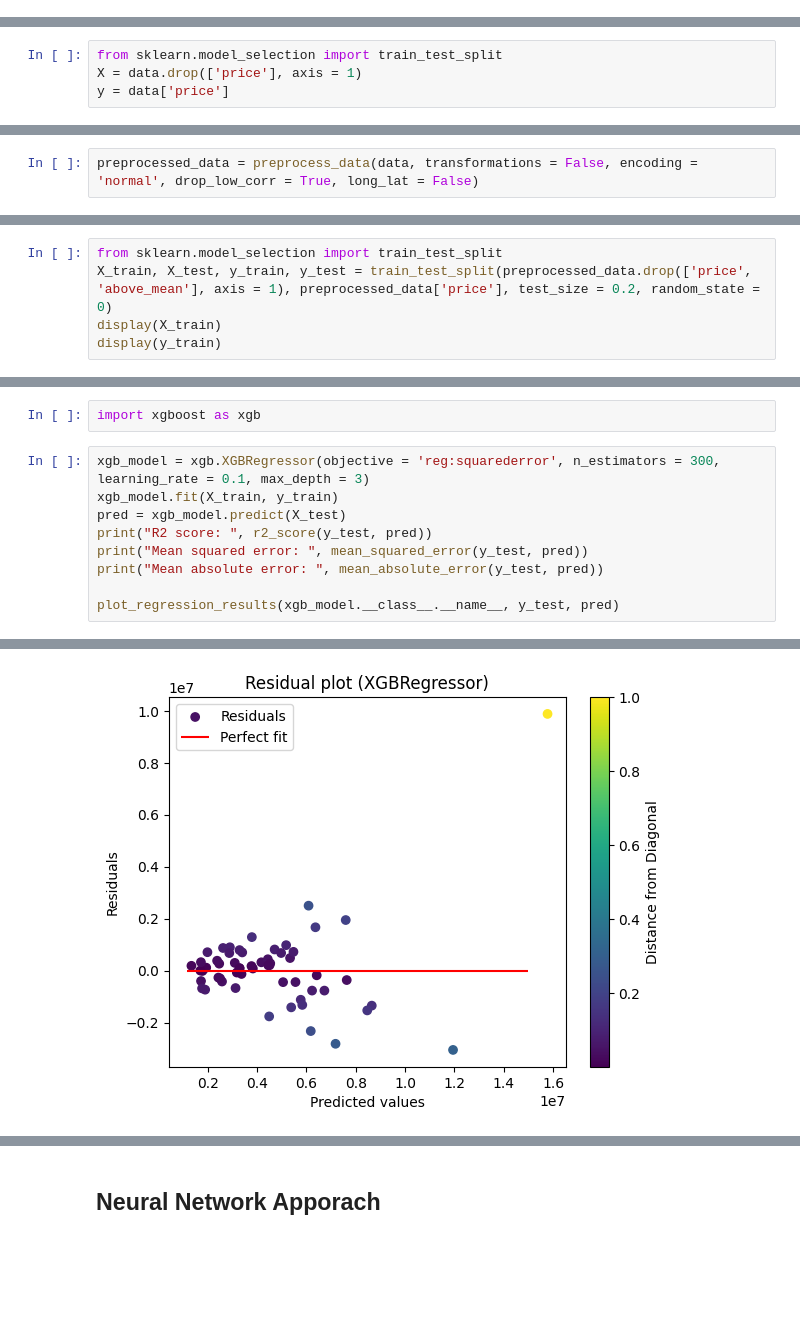
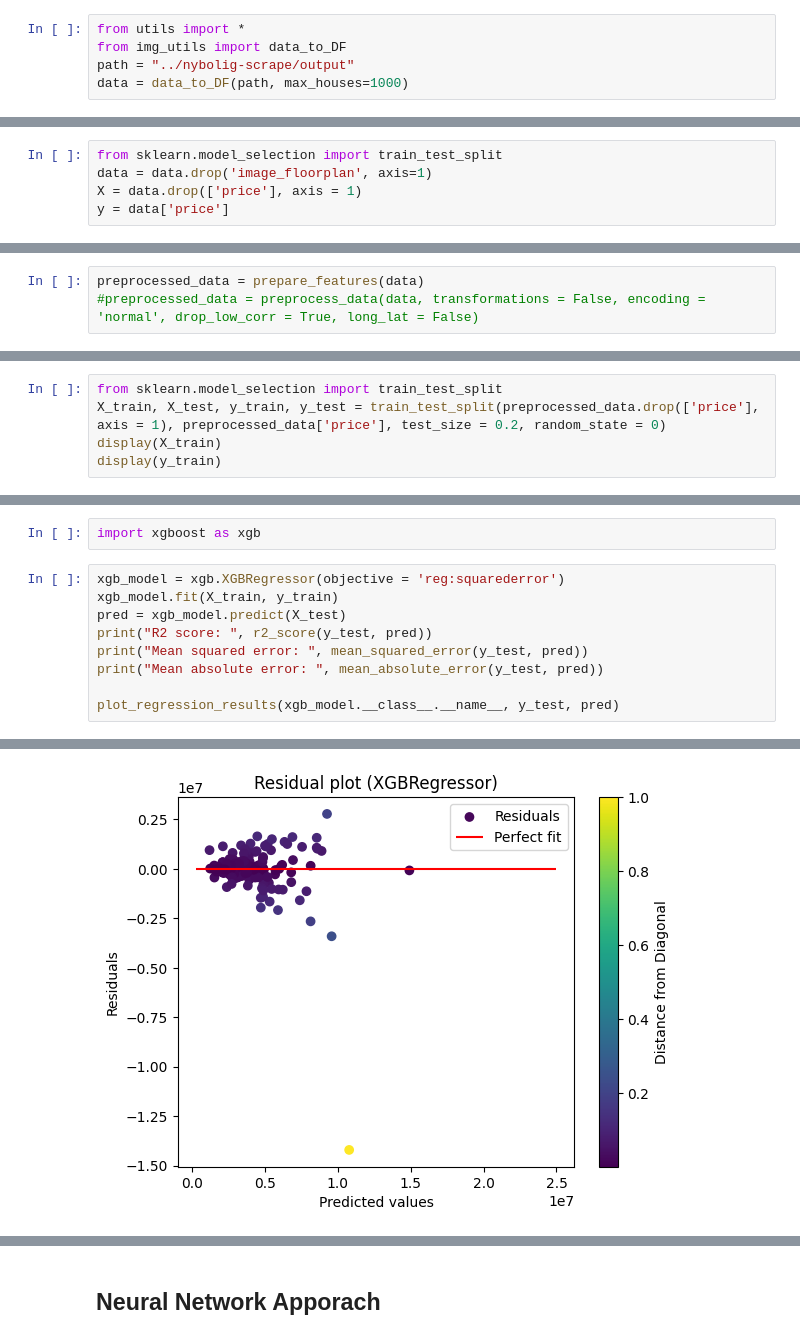
Before and after one commit to besplago/thesis-house-price-estimation, a Jupyter notebook: house_price_regression.ipynb, the cells around one changed output, grey strips where cells are left out. Saved outputs shown, nothing was run; the diff lists cells and outputs as text; blank space fills up the shorter version.

Commit message:
Changed house price regression (The features only) to use the whole dataset

```diff
--- a/house_price_regression.ipynb
+++ b/house_price_regression.ipynb
@@ -55,3 +56,8 @@ Data columns (total 11 columns):
 dtypes: float64(2), int64(5), object(4)
 memory usage: 24.4+ KB
 None
+# %%
+from utils import *
+from img_utils import data_to_DF
+path = "../nybolig-scrape/output"
+data = data_to_DF(path, max_houses=1000)
@@ -59,6 +91,7 @@ None
 # Data Exploration
 # %%
 from sklearn.model_selection import train_test_split
+data = data.drop('image_floorplan', axis=1)
 X = data.drop(['price'], axis = 1)
 y = data['price']
 # %%
@@ -162,7 +209,8 @@ def preprocess_data(data,
 
     return data
 # %%
-preprocessed_data = preprocess_data(data, transformations = False, encoding = 'normal', drop_low_corr = True, long_lat = False)
+preprocessed_data = prepare_features(data)
+#preprocessed_data = preprocess_data(data, transformations = False, encoding = 'normal', drop_low_corr = True, long_lat = False)
 # %%
 preprocessed_data.hist(figsize = (15, 8))
 plt.figure(figsize = (15, 8))
@@ -175,7 +223,7 @@ sns.heatmap(preprocessed_data.select_dtypes(include = np.number).corr(), annot =
 #  Price Regression
 # %%
 from sklearn.model_selection import train_test_split
-X_train, X_test, y_train, y_test = train_test_split(preprocessed_data.drop(['price', 'above_mean'], axis = 1), preprocessed_data['price'], test_size = 0.2, random_state = 0)
+X_train, X_test, y_train, y_test = train_test_split(preprocessed_data.drop(['price'], axis = 1), preprocessed_data['price'], test_size = 0.2, random_state = 0)
 display(X_train)
 display(y_train)
 # %% [output]
@@ -373,7 +418,7 @@ Mean absolute error:  834044.8245614035
 # %%
 import xgboost as xgb
 # %%
-xgb_model = xgb.XGBRegressor(objective = 'reg:squarederror', n_estimators = 300, learning_rate = 0.1, max_depth = 3)
+xgb_model = xgb.XGBRegressor(objective = 'reg:squarederror')
 xgb_model.fit(X_train, y_train)
 pred = xgb_model.predict(X_test)
 print("R2 score: ", r2_score(y_test, pred))
@@ -389 +434 @@ Mean absolute error:  919874.9649122807
-[figure, old version]
+[figure, new version]
```
Also changed, not shown: parts of 18 cells of this notebook.
